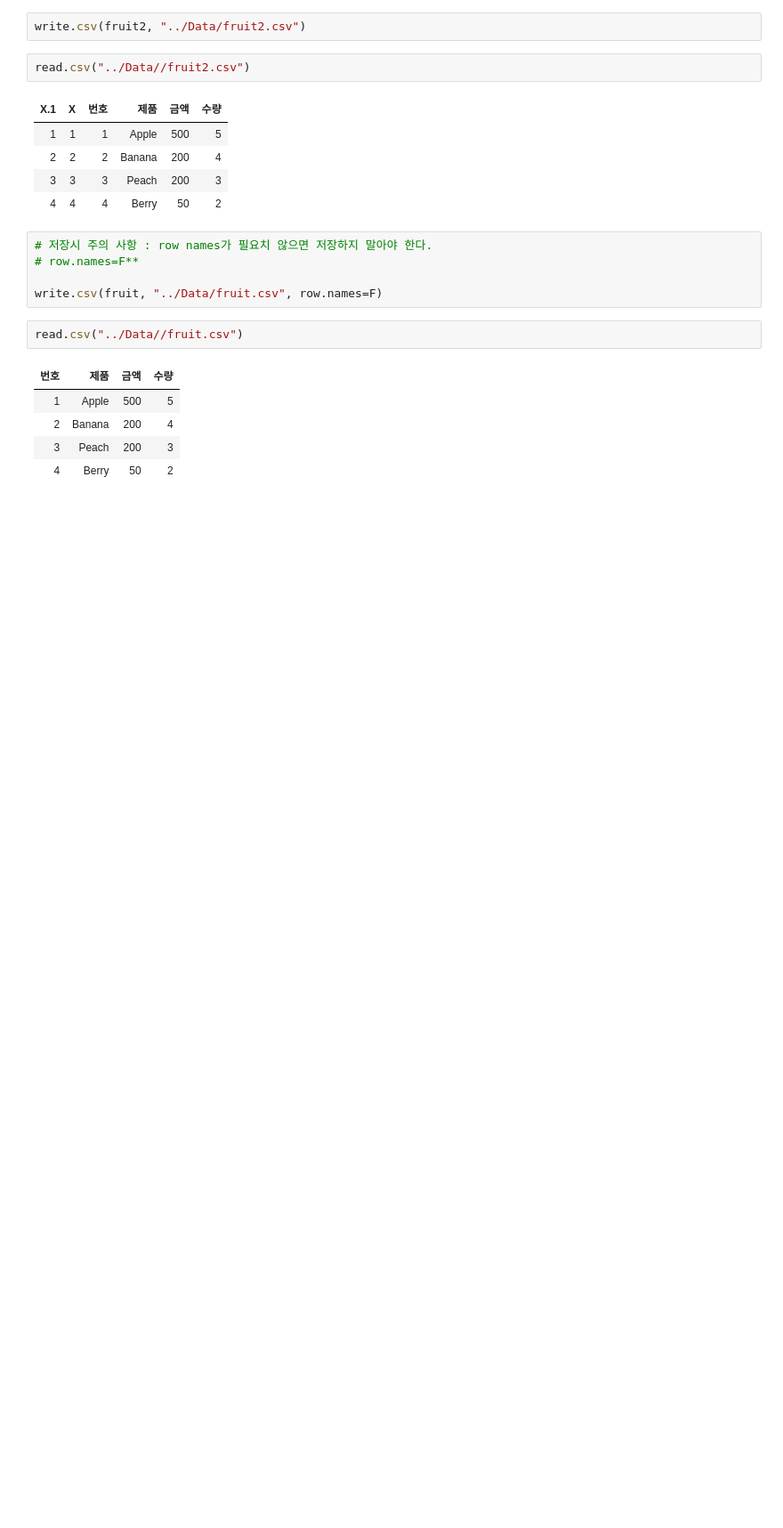
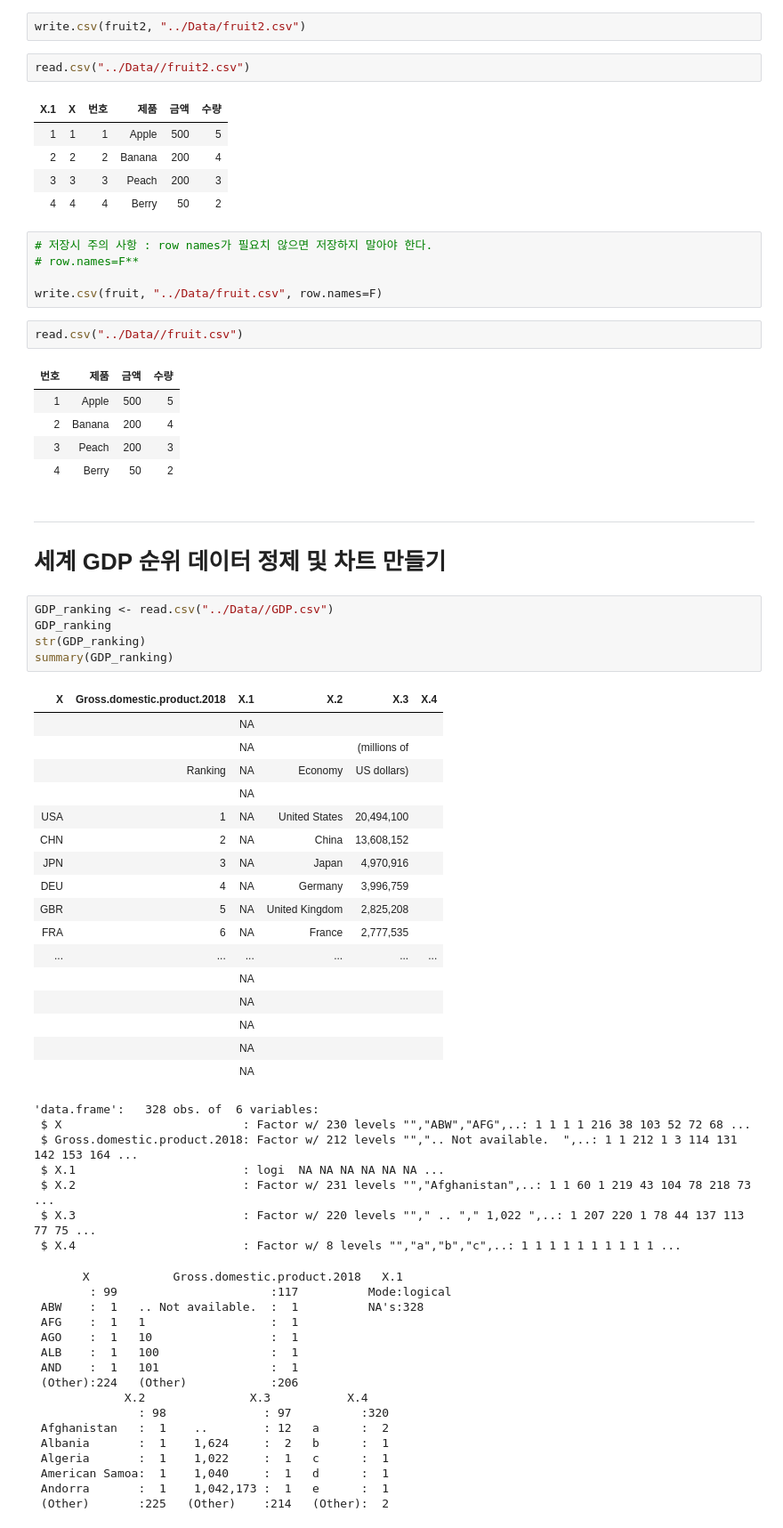
Before and after one commit to jjhwnn/R_Programming, a Jupyter notebook: 08. 파일 입출력.ipynb, the cells around one changed output. Shown: that part at 89% size. Drawn from its saved outputs; the diff is of its cells as text; blank space fills up the shorter version.

```diff
--- a/08. 파일 입출력.ipynb
+++ b/08. 파일 입출력.ipynb
@@ -68,3 +66,52 @@ read.csv("../Data//fruit.csv")
 | 2 | Banana | 200 | 4 |
 | 3 | Peach | 200 | 3 |
 | 4 | Berry | 50 | 2 |
+# %% [markdown]
+---
+# 세계 GDP 순위 데이터 정제 및 차트 만들기
+# %%
+GDP_ranking <- read.csv("../Data//GDP.csv")
+GDP_ranking
+str(GDP_ranking)
+summary(GDP_ranking)
+# %% [output]
+| X | Gross.domestic.product.2018 | X.1 | X.2 | X.3 | X.4 |
+|  |  | NA |  |  |  |
+|  |  | NA |  | (millions of |  |
+|  | Ranking | NA | Economy | US dollars) |  |
+|  |  | NA |  |  |  |
+| USA | 1 | NA | United States | 20,494,100 |  |
+| CHN | 2 | NA | China | 13,608,152 |  |
+| JPN | 3 | NA | Japan | 4,970,916 |  |
+| DEU | 4 | NA | Germany | 3,996,759 |  |
+| GBR | 5 | NA | United Kingdom | 2,825,208 |  |
+| FRA | 6 | NA | France | 2,777,535 |  |
+| ... | ... | ... | ... | ... | ... |
+|  |  | NA |  |  |  |
+|  |  | NA |  |  |  |
+|  |  | NA |  |  |  |
+|  |  | NA |  |  |  |
+|  |  | NA |  |  |  |
+'data.frame':   328 obs. of  6 variables:
+ $ X                          : Factor w/ 230 levels "","ABW","AFG",..: 1 1 1 1 216 38 103 52 72 68 ...
+ $ Gross.domestic.product.2018: Factor w/ 212 levels "",".. Not available.  ",..: 1 1 212 1 3 114 131 142 153 164 ...
+ $ X.1                        : logi  NA NA NA NA NA NA ...
+ $ X.2                        : Factor w/ 231 levels "","Afghanistan",..: 1 1 60 1 219 43 104 78 218 73 ...
+ $ X.3                        : Factor w/ 220 levels ""," .. "," 1,022 ",..: 1 207 220 1 78 44 137 113 77 75 ...
+ $ X.4                        : Factor w/ 8 levels "","a","b","c",..: 1 1 1 1 1 1 1 1 1 1 ...
+       X            Gross.domestic.product.2018   X.1
+        : 99                      :117          Mode:logical
+ ABW    :  1   .. Not available.  :  1          NA's:328
+ AFG    :  1   1                  :  1
+ AGO    :  1   10                 :  1
+ ALB    :  1   100                :  1
+ AND    :  1   101                :  1
+ (Other):224   (Other)            :206
+             X.2               X.3           X.4
+               : 98              : 97          :320
+ Afghanistan   :  1    ..        : 12   a      :  2
+ Albania       :  1    1,624     :  2   b      :  1
+ Algeria       :  1    1,022     :  1   c      :  1
+ American Samoa:  1    1,040     :  1   d      :  1
+ Andorra       :  1    1,042,173 :  1   e      :  1
+ (Other)       :225   (Other)    :214   (Other):  2
```
Also changed, not shown: parts of 19 cells of this notebook.
